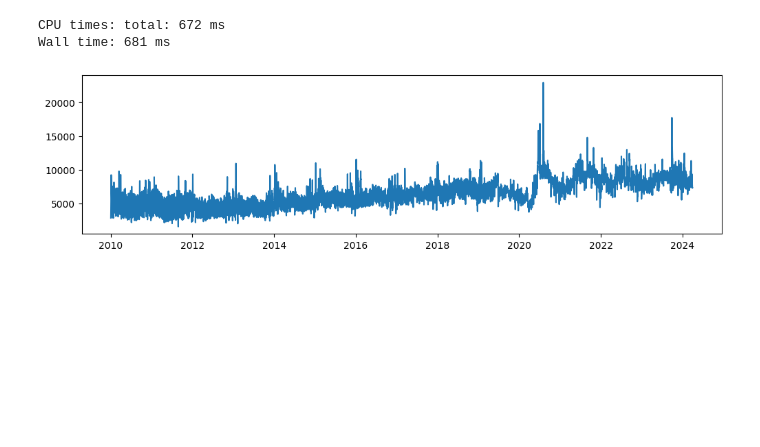
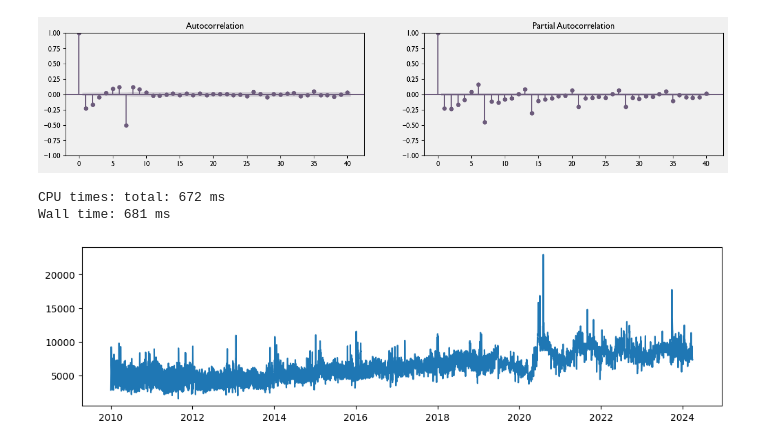
Before and after one commit to rjlatail/NYC_311_Forecasting, a Jupyter notebook: notebooks/EDA.ipynb, the cells around one changed output. Cells and saved outputs as stored; diff of their text form; code cells hidden in the pictures; blank space fills up the shorter version.

```diff
--- a/notebooks/EDA.ipynb
+++ b/notebooks/EDA.ipynb
@@ -88,0 +94,21 @@ Freq: W-SUN, dtype: int64
+# %%
+# Identify columns to drop
+cols_to_drop = ['Agency', 'Type', 'Zip', 'Descriptor']
+
+# Create Master dataset to use for modeling
+df_311_dates_drop = df_311_calls.drop(columns=cols_to_drop, axis=1)
+time_series = df_311_dates_drop.groupby('Date').size().reset_index(name='Count')
+time_series.set_index('Date', inplace=True)
+
+# Dummy for COVID period
+lockdown1 = pd.date_range(start='2020-03-21', end='2020-06-06', inclusive='both')
+lockdown2 = pd.date_range(start='2021-07-09', end='2021-10-27', inclusive='both')
+lockdown3 = pd.date_range(start='2021-02-13', end='2021-02-17', inclusive='both')
+lockdown4 = pd.date_range(start='2021-05-28', end='2021-06-10', inclusive='both')
+lockdowns = lockdown1.union(lockdown2).union(lockdown3).union(lockdown4)
+
+time_series['covid'] = time_series.index.isin(lockdowns) * 1
+time_series['weekend'] = (time_series.index.dayofweek >= 5) * 1
+time_series['311_app'] = (time_series.index >= pd.Timestamp('2013-03-19')) * 1
+
+time_series = pd.concat([time_series, df_weather], axis=1)
@@ -89,3 +174,13 @@ Freq: W-SUN, dtype: int64
+# %%
+# Plot ACF and PACF of seasonally differenced residuals
+fig, ax = plt.subplots(1, 2, figsize=(16, 3))
+plot_acf(time_series['week_diff'].dropna(), ax=ax[0], lags=40)
+plot_pacf(time_series['week_diff'].dropna(), ax=ax[1], lags=40)
+output_file = '../Charts/acf2.jpg'
+plt.savefig(output_file, dpi=300, bbox_inches='tight')
+plt.show()
+# %% [output]
+[figure, added]
 # %%
 # Scaling functions for weather data
 
```
Also changed, not shown: parts of 11 cells of this notebook.
